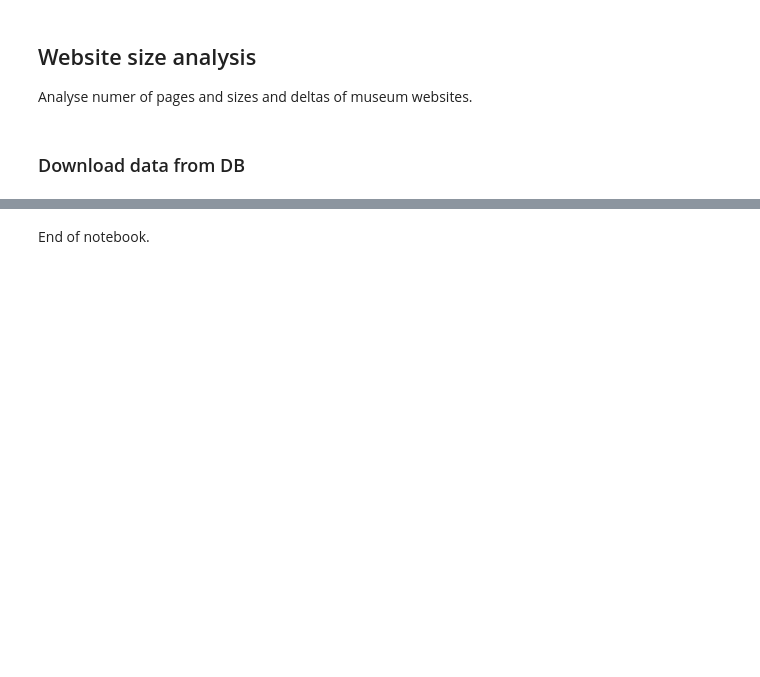
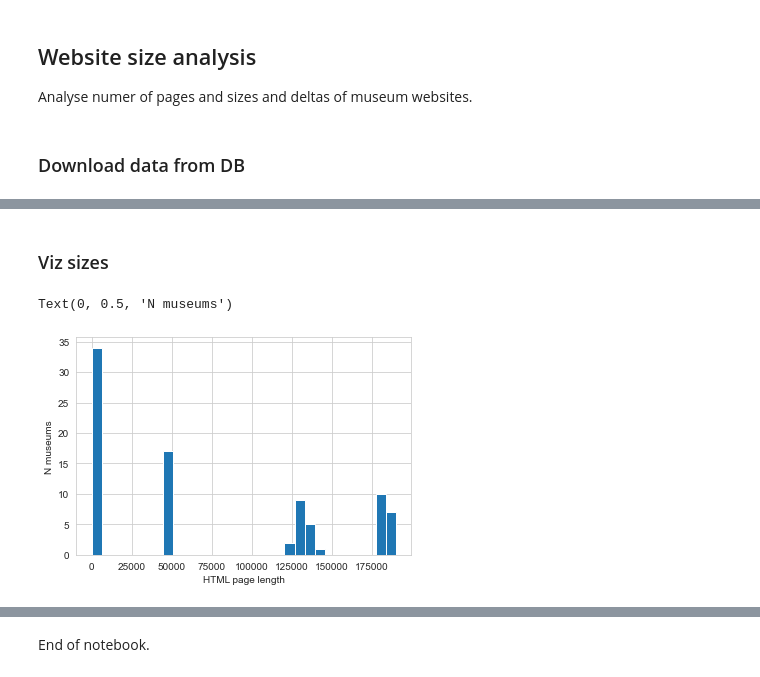
Before and after one commit to Birkbeck/museums-in-the-pandemic, a Jupyter notebook: mip/notebooks_py/02_extract_indicators.ipynb, the cells around one changed output, grey strips where cells are left out. Cells and saved outputs as stored; diff of their text form; code cells hidden in the pictures; blank space fills up the shorter version.

```diff
--- a/mip/notebooks_py/02_extract_indicators.ipynb
+++ b/mip/notebooks_py/02_extract_indicators.ipynb
@@ -994,0 +1007,9 @@ websz_df.sample(5)
+# %% [markdown]
+### Viz sizes
+# %%
+websz_df.html_page_content_length.hist(bins=30)
+plt.xlabel('HTML page length')
+plt.ylabel('N museums')
+# %% [output]
+Text(0, 0.5, 'N museums')
+[figure, added]
```
Also changed, not shown: parts of 3 cells of this notebook, 3 other files.
